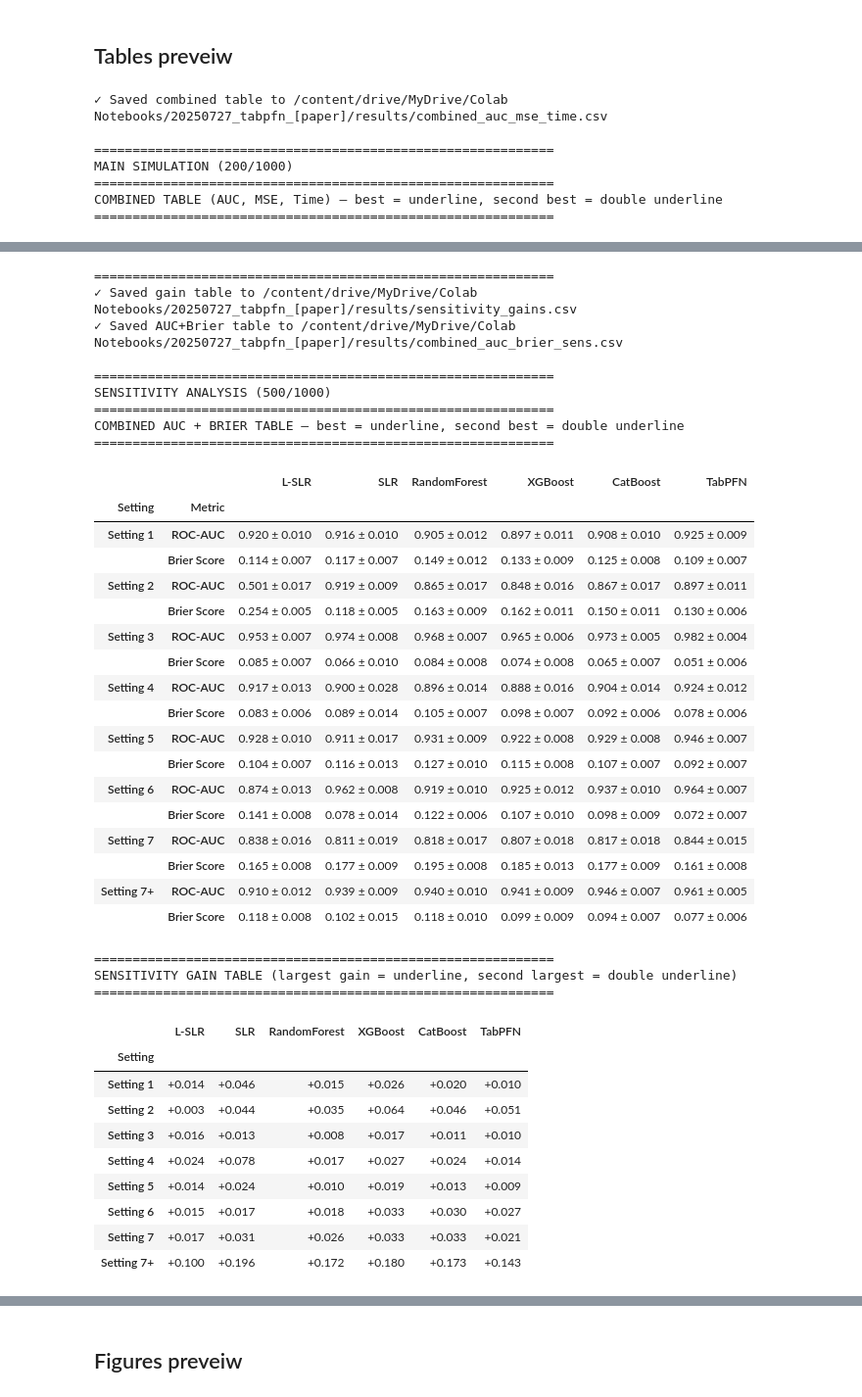
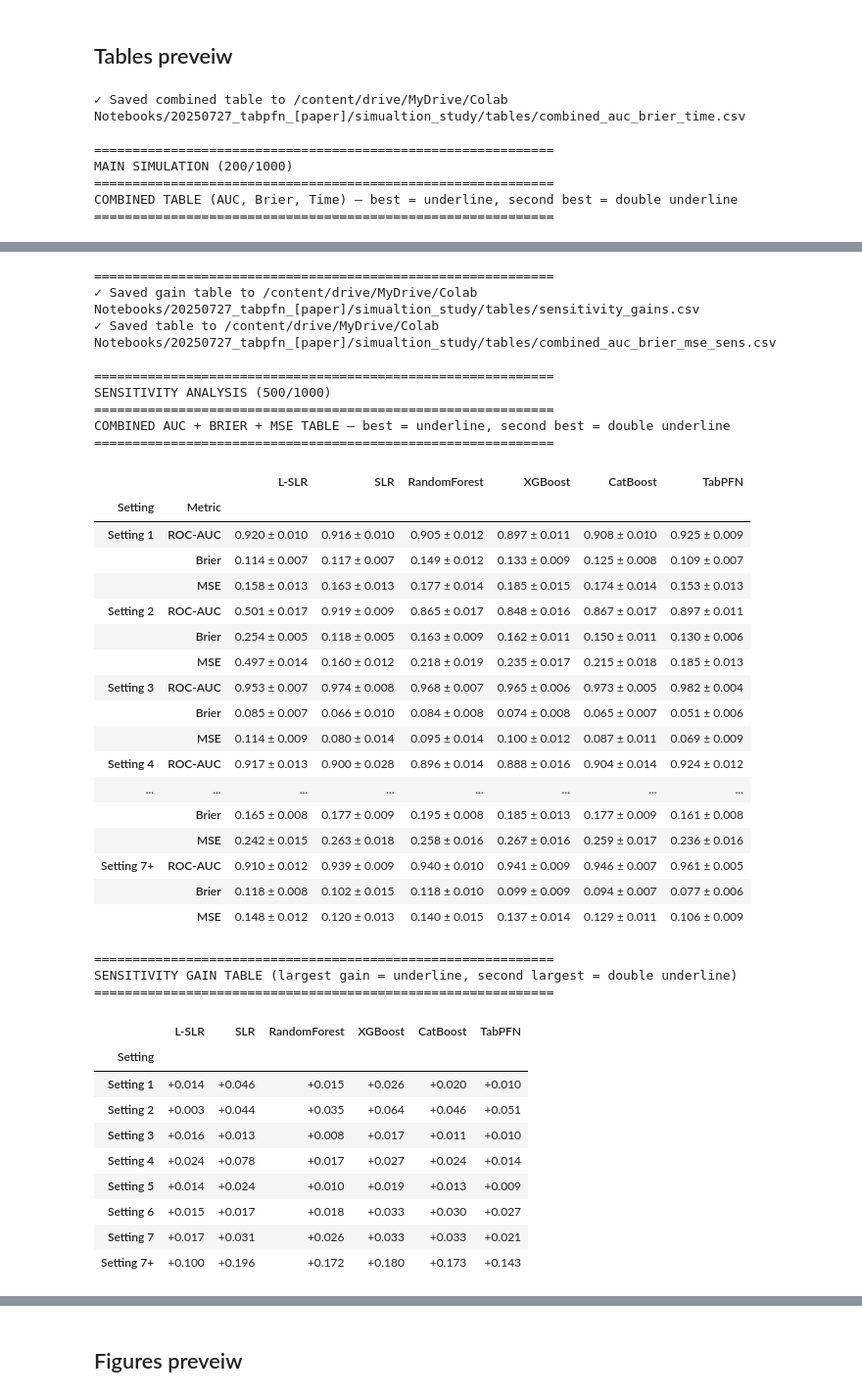
Before and after one commit to ghorbani-alireza/benchmark-tabpfn-medical, a Jupyter notebook: simualtion_study/11-17-2025-tabpfn_simulation_study.ipynb, the cells around one changed output, grey strips where cells are left out. Shown at 98% size. Drawn from its saved outputs; the diff is of its cells as text; code cells hidden in the pictures.

```diff
--- a/simualtion_study/11-17-2025-tabpfn_simulation_study.ipynb
+++ b/simualtion_study/11-17-2025-tabpfn_simulation_study.ipynb
@@ -2103,8 +2132,9 @@ def plot_runtime_barplot_simple(errors_dict, settings_to_show,
 ## Loading and Preparing the data
 # %%
 # Change working directory
-cp = '/content/drive/MyDrive/Colab Notebooks/20250727_tabpfn_[paper]/data/'
-os.chdir(cp)
+cp = '/content/drive/MyDrive/Colab Notebooks/20250727_tabpfn_[paper]/simualtion_study/'
+sim_result = cp+ "sim_results/"
+os.chdir(sim_result)
 
 # Load base and sensitivity for settings 1–8 and 7+
 # Setting 1: Small Sample, Low-Dimensional Gaussian
@@ -2234,24 +2264,26 @@ errors_list = list(errors_dict.values())
 errors_sens_list = list(errors_sens_dict.values())
 
 # Results directory (update path if needed)
-RESULTS_DIR = '/content/drive/MyDrive/Colab Notebooks/20250727_tabpfn_[paper]/results/'
+RESULTS_DIR = cp +"tables/"
 
 # ============================================================================
 # MAIN SIMULATION (200/1000)
 # ============================================================================
-# Build combined AUC + MSE + Time table
+# Build combined AUC + Brier + Time table
 combined_styled = build_combined_table(
     summary_dfs=summary_list,
     setting_names=setting_names,
-    metrics=['AUC', 'MSE', 'Time'],
+    metrics=['AUC', 'Brier', 'Time'],
+    errors_list=errors_list,          # pass errors_list
+    error_metrics=['Brier'],          # Brier comes from errors_list
     dir=RESULTS_DIR,
-    filename='combined_auc_mse_time.csv'
+    filename='combined_auc_brier_time.csv'
 )
 
 print("\n" + "="*60)
 print("MAIN SIMULATION (200/1000)")
 print("="*60)
-print("COMBINED TABLE (AUC, MSE, Time) – best = underline, second best = double underline")
+print("COMBINED TABLE (AUC, Brier, Time) – best = underline, second best = double underline")
 print("="*60)
 display(combined_styled)
 print("="*60)
@@ -2269,33 +2301,34 @@ gain_styled = build_gain_table(
     metric='AUC_Mean'
 )
 
-# Combined AUC + Brier table for sensitivity
-combined_auc_brier_sens = build_auc_brier_table(
+# Combined AUC + Brier + MSE table for sensitivity
+combined_auc_brier_mse_sens = build_auc_brier_table(
     summary_dfs=summary_sens_list,
     errors_list=errors_sens_list,
     setting_names=setting_sens_names,
+    error_metrics=['Brier', 'MSE'],
     dir=RESULTS_DIR,
-    filename='combined_auc_brier_sens.csv'
+    filename='combined_auc_brier_mse_sens.csv'
 )
 
 print("\n" + "="*60)
 print("SENSITIVITY ANALYSIS (500/1000)")
 print("="*60)
-print("COMBINED AUC + BRIER TABLE – best = underline, second best = double underline")
+print("COMBINED AUC + BRIER + MSE TABLE – best = underline, second best = double underline")
 print("="*60)
-display(combined_auc_brier_sens)
+display(combined_auc_brier_mse_sens)   # <-- fixed variable name
 print("="*60)
 print("SENSITIVITY GAIN TABLE (largest gain = underline, second largest = double underline)")
 print("="*60)
 display(gain_styled)
 print("="*60)
 # %% [output]
-✓ Saved combined table to /content/drive/MyDrive/Colab Notebooks/20250727_tabpfn_[paper]/results/combined_auc_mse_time.csv
+✓ Saved combined table to /content/drive/MyDrive/Colab Notebooks/20250727_tabpfn_[paper]/simualtion_study/tables/combined_auc_brier_time.csv
 
 ============================================================
 MAIN SIMULATION (200/1000)
 ============================================================
-COMBINED TABLE (AUC, MSE, Time) – best = underline, second best = double underline
+COMBINED TABLE (AUC, Brier, Time) – best = underline, second best = double underline
 ============================================================
 |  |  | L-SLR | SLR | RandomForest | XGBoost | CatBoost | TabPFN |
 | Setting | Metric |  |  |  |  |  |  |
@@ -2317,31 +2350,31 @@ COMBINED TABLE (AUC, MSE, Time) – best = underline, second best = double under
 |  | Time | 1.606 ± 0.757 | 238.995 ± 31.565 | 3.254 ± 0.644 | 3.725 ± 0.701 | 16.493 ± 2.562 | 65.790 ± 1.282 |
 ============================================================
-✓ Saved gain table to /content/drive/MyDrive/Colab Notebooks/20250727_tabpfn_[paper]/results/sensitivity_gains.csv
-✓ Saved AUC+Brier table to /content/drive/MyDrive/Colab Notebooks/20250727_tabpfn_[paper]/results/combined_auc_brier_sens.csv
+✓ Saved gain table to /content/drive/MyDrive/Colab Notebooks/20250727_tabpfn_[paper]/simualtion_study/tables/sensitivity_gains.csv
+✓ Saved table to /content/drive/MyDrive/Colab Notebooks/20250727_tabpfn_[paper]/simualtion_study/tables/combined_auc_brier_mse_sens.csv
 
 ============================================================
 SENSITIVITY ANALYSIS (500/1000)
 ============================================================
-COMBINED AUC + BRIER TABLE – best = underline, second best = double underline
+COMBINED AUC + BRIER + MSE TABLE – best = underline, second best = double underline
 ============================================================
 |  |  | L-SLR | SLR | RandomForest | XGBoost | CatBoost | TabPFN |
 | Setting | Metric |  |  |  |  |  |  |
 | Setting 1 | ROC-AUC | 0.920 ± 0.010 | 0.916 ± 0.010 | 0.905 ± 0.012 | 0.897 ± 0.011 | 0.908 ± 0.010 | 0.925 ± 0.009 |
-|  | Brier Score | 0.114 ± 0.007 | 0.117 ± 0.007 | 0.149 ± 0.012 | 0.133 ± 0.009 | 0.125 ± 0.008 | 0.109 ± 0.007 |
+|  | Brier | 0.114 ± 0.007 | 0.117 ± 0.007 | 0.149 ± 0.012 | 0.133 ± 0.009 | 0.125 ± 0.008 | 0.109 ± 0.007 |
+|  | MSE | 0.158 ± 0.013 | 0.163 ± 0.013 | 0.177 ± 0.014 | 0.185 ± 0.015 | 0.174 ± 0.014 | 0.153 ± 0.013 |
 | Setting 2 | ROC-AUC | 0.501 ± 0.017 | 0.919 ± 0.009 | 0.865 ± 0.017 | 0.848 ± 0.016 | 0.867 ± 0.017 | 0.897 ± 0.011 |
-|  | Brier Score | 0.254 ± 0.005 | 0.118 ± 0.005 | 0.163 ± 0.009 | 0.162 ± 0.011 | 0.150 ± 0.011 | 0.130 ± 0.006 |
+|  | Brier | 0.254 ± 0.005 | 0.118 ± 0.005 | 0.163 ± 0.009 | 0.162 ± 0.011 | 0.150 ± 0.011 | 0.130 ± 0.006 |
+|  | MSE | 0.497 ± 0.014 | 0.160 ± 0.012 | 0.218 ± 0.019 | 0.235 ± 0.017 | 0.215 ± 0.018 | 0.185 ± 0.013 |
 | Setting 3 | ROC-AUC | 0.953 ± 0.007 | 0.974 ± 0.008 | 0.968 ± 0.007 | 0.965 ± 0.006 | 0.973 ± 0.005 | 0.982 ± 0.004 |
-|  | Brier Score | 0.085 ± 0.007 | 0.066 ± 0.010 | 0.084 ± 0.008 | 0.074 ± 0.008 | 0.065 ± 0.007 | 0.051 ± 0.006 |
+|  | Brier | 0.085 ± 0.007 | 0.066 ± 0.010 | 0.084 ± 0.008 | 0.074 ± 0.008 | 0.065 ± 0.007 | 0.051 ± 0.006 |
+|  | MSE | 0.114 ± 0.009 | 0.080 ± 0.014 | 0.095 ± 0.014 | 0.100 ± 0.012 | 0.087 ± 0.011 | 0.069 ± 0.009 |
 | Setting 4 | ROC-AUC | 0.917 ± 0.013 | 0.900 ± 0.028 | 0.896 ± 0.014 | 0.888 ± 0.016 | 0.904 ± 0.014 | 0.924 ± 0.012 |
-|  | Brier Score | 0.083 ± 0.006 | 0.089 ± 0.014 | 0.105 ± 0.007 | 0.098 ± 0.007 | 0.092 ± 0.006 | 0.078 ± 0.006 |
-| Setting 5 | ROC-AUC | 0.928 ± 0.010 | 0.911 ± 0.017 | 0.931 ± 0.009 | 0.922 ± 0.008 | 0.929 ± 0.008 | 0.946 ± 0.007 |
-|  | Brier Score | 0.104 ± 0.007 | 0.116 ± 0.013 | 0.127 ± 0.010 | 0.115 ± 0.008 | 0.107 ± 0.007 | 0.092 ± 0.007 |
-| Setting 6 | ROC-AUC | 0.874 ± 0.013 | 0.962 ± 0.008 | 0.919 ± 0.010 | 0.925 ± 0.012 | 0.937 ± 0.010 | 0.964 ± 0.007 |
-|  | Brier Score | 0.141 ± 0.008 | 0.078 ± 0.014 | 0.122 ± 0.006 | 0.107 ± 0.010 | 0.098 ± 0.009 | 0.072 ± 0.007 |
-| Setting 7 | ROC-AUC | 0.838 ± 0.016 | 0.811 ± 0.019 | 0.818 ± 0.017 | 0.807 ± 0.018 | 0.817 ± 0.018 | 0.844 ± 0.015 |
-|  | Brier Score | 0.165 ± 0.008 | 0.177 ± 0.009 | 0.195 ± 0.008 | 0.185 ± 0.013 | 0.177 ± 0.009 | 0.161 ± 0.008 |
+| ... | ... | ... | ... | ... | ... | ... | ... |
+|  | Brier | 0.165 ± 0.008 | 0.177 ± 0.009 | 0.195 ± 0.008 | 0.185 ± 0.013 | 0.177 ± 0.009 | 0.161 ± 0.008 |
+|  | MSE | 0.242 ± 0.015 | 0.263 ± 0.018 | 0.258 ± 0.016 | 0.267 ± 0.016 | 0.259 ± 0.017 | 0.236 ± 0.016 |
 | Setting 7+ | ROC-AUC | 0.910 ± 0.012 | 0.939 ± 0.009 | 0.940 ± 0.010 | 0.941 ± 0.009 | 0.946 ± 0.007 | 0.961 ± 0.005 |
-|  | Brier Score | 0.118 ± 0.008 | 0.102 ± 0.015 | 0.118 ± 0.010 | 0.099 ± 0.009 | 0.094 ± 0.007 | 0.077 ± 0.006 |
+|  | Brier | 0.118 ± 0.008 | 0.102 ± 0.015 | 0.118 ± 0.010 | 0.099 ± 0.009 | 0.094 ± 0.007 | 0.077 ± 0.006 |
+|  | MSE | 0.148 ± 0.012 | 0.120 ± 0.013 | 0.140 ± 0.015 | 0.137 ± 0.014 | 0.129 ± 0.011 | 0.106 ± 0.009 |
 ============================================================
 SENSITIVITY GAIN TABLE (largest gain = underline, second largest = double underline)
 ============================================================
```
Also changed, not shown: parts of 4 cells of this notebook.
